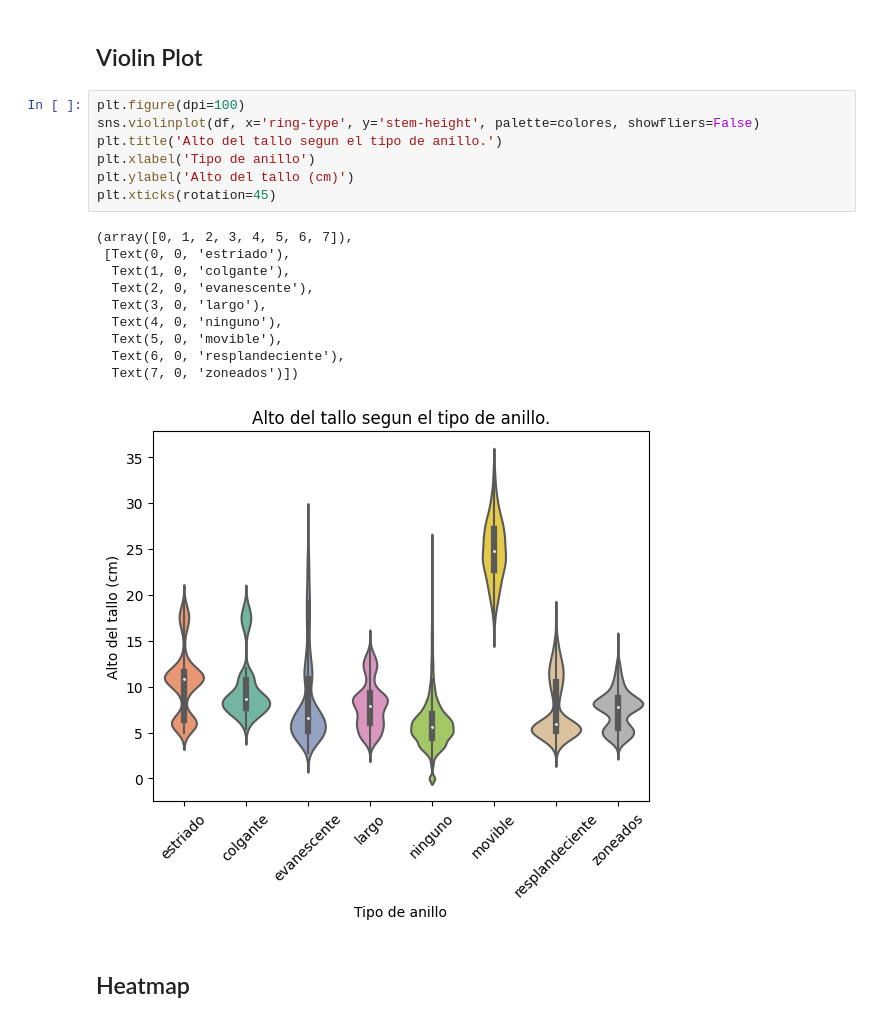
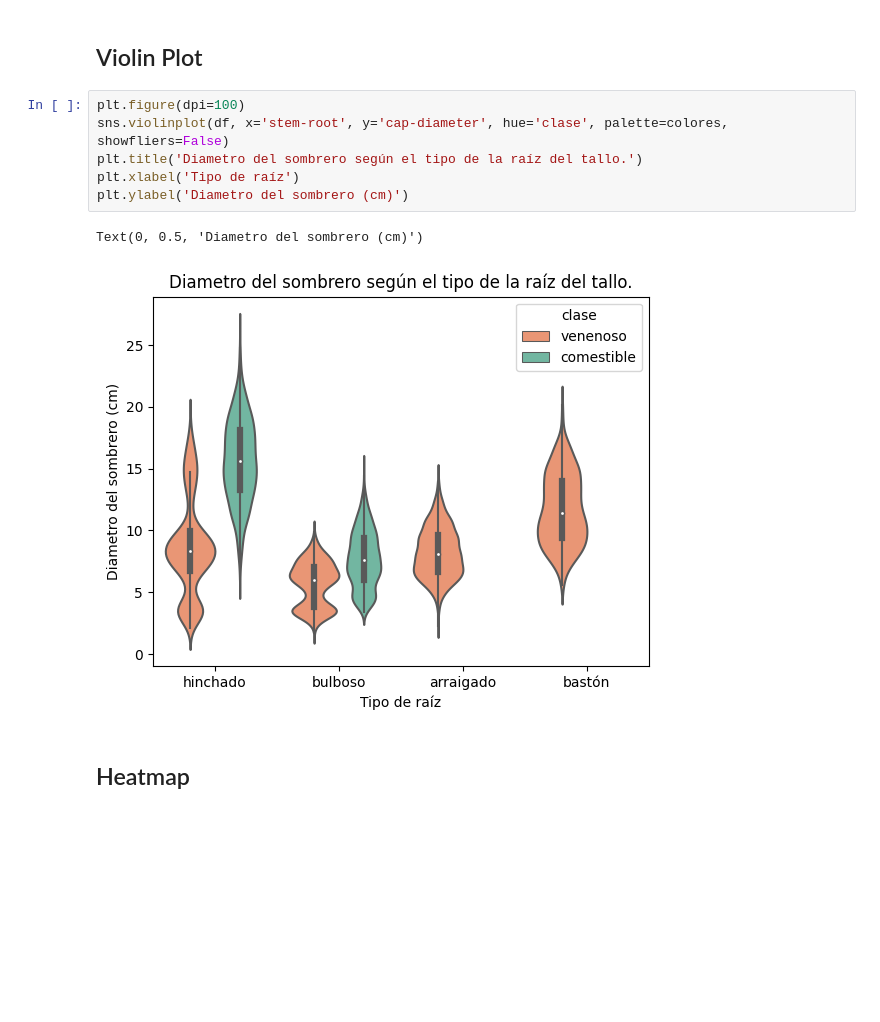
Before and after one commit to MarcosBianchii/Organizacion-de-Datos, a Jupyter notebook: TP2/analisis_exploratorio.ipynb, the cells around one changed output. Saved outputs shown, nothing was run; the diff lists cells and outputs as text; blank space fills up the shorter version.

```diff
--- a/TP2/analisis_exploratorio.ipynb
+++ b/TP2/analisis_exploratorio.ipynb
@@ -164,22 +159,13 @@ Text(0, 0.5, 'Ancho del tallo (cm)')
 ## Violin Plot
 # %%
 plt.figure(dpi=100)
-sns.violinplot(df, x='ring-type', y='stem-height', palette=colores, showfliers=False)
-plt.title('Alto del tallo segun el tipo de anillo.')
-plt.xlabel('Tipo de anillo')
-plt.ylabel('Alto del tallo (cm)')
-plt.xticks(rotation=45)
+sns.violinplot(df, x='stem-root', y='cap-diameter', hue='clase', palette=colores, showfliers=False)
+plt.title('Diametro del sombrero según el tipo de la raíz del tallo.')
+plt.xlabel('Tipo de raíz')
+plt.ylabel('Diametro del sombrero (cm)')
 # %% [output]
-(array([0, 1, 2, 3, 4, 5, 6, 7]),
- [Text(0, 0, 'estriado'),
-  Text(1, 0, 'colgante'),
-  Text(2, 0, 'evanescente'),
-  Text(3, 0, 'largo'),
-  Text(4, 0, 'ninguno'),
-  Text(5, 0, 'movible'),
-  Text(6, 0, 'resplandeciente'),
-  Text(7, 0, 'zoneados')])
+Text(0, 0.5, 'Diametro del sombrero (cm)')
-[figure, old version]
+[figure, new version]
 # %% [markdown]
 ## Heatmap
 # %%
```
Also changed, not shown: parts of 1 cell of this notebook, 3 other files.
